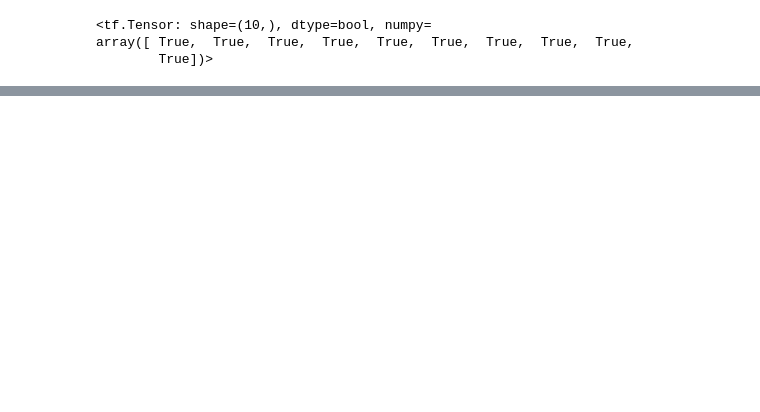
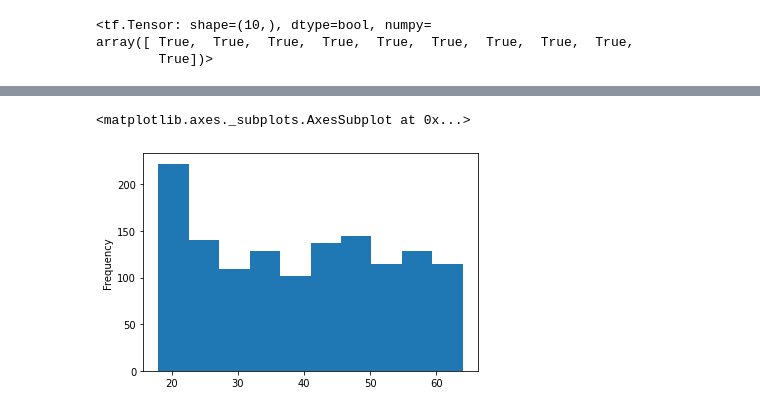
Before and after one commit to ElenaBara21/TensorFlow, a Jupyter notebook: 01_neural_network_regression_with_tensorflow.ipynb, the cells around one changed output, grey strips where cells are left out. Saved outputs shown, nothing was run; the diff lists cells and outputs as text; code cells hidden in the pictures; blank space fills up the shorter version.

```diff
--- a/01_neural_network_regression_with_tensorflow.ipynb
+++ b/01_neural_network_regression_with_tensorflow.ipynb
@@ -956,0 +1050,5 @@ array([ 70.55218 ,  75.13991 ,  79.72763 ,  84.31535 ,  88.903076,
+# %%
+#how to turn one hot encoding in pandas.get_dummies
+
+insurance_one_hot = pd.get_dummies(insurance)
+insurance_one_hot.head()
@@ -956,0 +1094,14 @@ array([ 70.55218 ,  75.13991 ,  79.72763 ,  84.31535 ,  88.903076,
+# %%
+# Build a neural network(sort of like model_2 above)
+tf.random.set_seed(42)
+
+
+#Create a model
+insurance_model = tf.keras.Sequential([
+      tf.keras.layers.Dense(10),
+      tf.keras.layers.Dense(1)
+])
+
+#2. Compile X & y values (features and labels)
+X = insurance_one_hot.drop("charges", axis=1)
+y = insurance_one_hot["charges"]
@@ -956,0 +1345,5 @@ array([ 70.55218 ,  75.13991 ,  79.72763 ,  84.31535 ,  88.903076,
+# %%
+X["age"].plot(kind="hist")
+# %% [output]
+<matplotlib.axes._subplots.AxesSubplot at 0x...>
+[figure, added]
```
Also changed, not shown: parts of 64 cells of this notebook.
